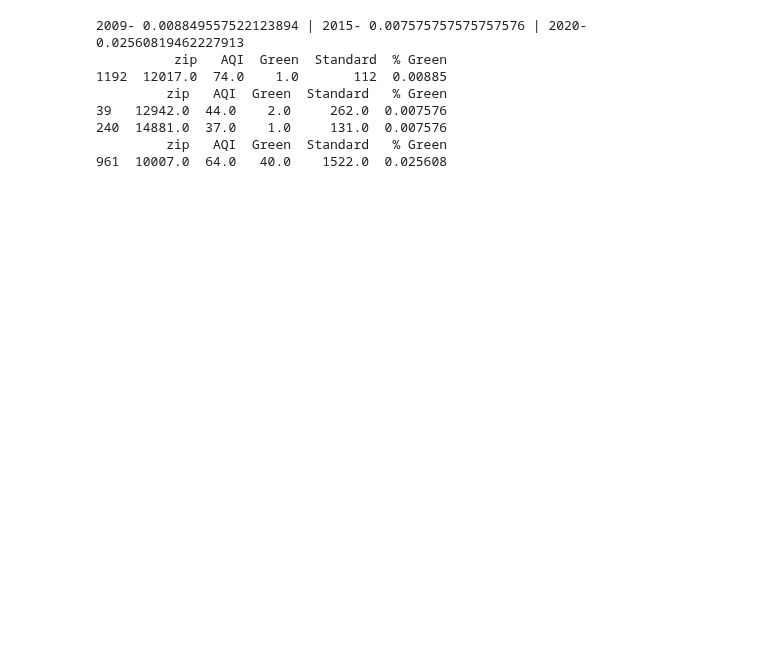
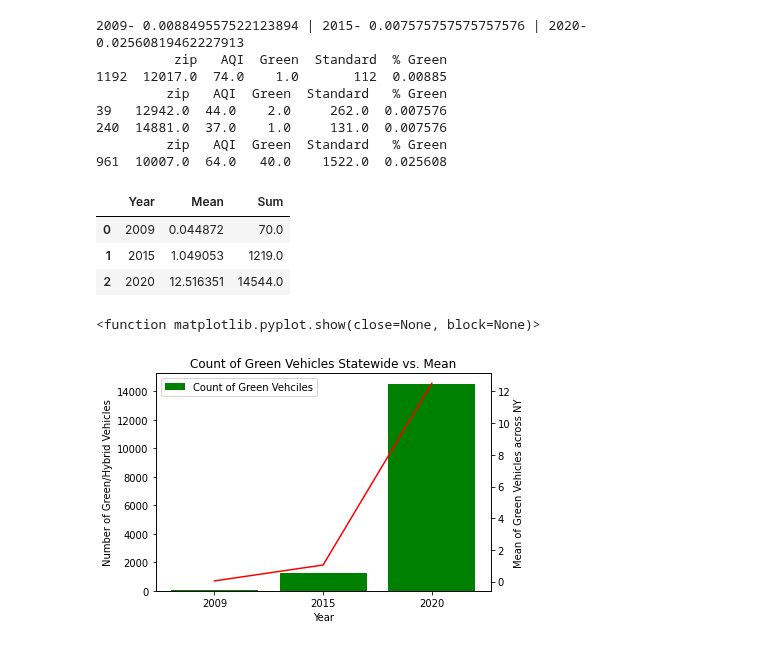
Before and after one commit to paloni-dotcom/Se7en, a Jupyter notebook: Hybrid_vs_Standard.ipynb, the cells around one changed output. Saved outputs shown, nothing was run; the diff lists cells and outputs as text; code cells hidden in the pictures; blank space fills up the shorter version.

```diff
--- a/Hybrid_vs_Standard.ipynb
+++ b/Hybrid_vs_Standard.ipynb
@@ -239,4 +253,52 @@ print(veh_aqi_2020[veh_aqi_2020['% Green'] == veh_aqi_2020['% Green'].max()])
 240  14881.0  37.0    1.0     131.0  0.007576
          zip   AQI  Green  Standard   % Green
 961  10007.0  64.0   40.0    1522.0  0.025608
+# %%
+# #2009
+mean_2009 = veh_aqi_2009['Green'].mean()
+sum_2009 = veh_aqi_2009['Green'].sum()
+# #2015
+mean_2015 = veh_aqi_2015['Green'].mean()
+sum_2015 = veh_aqi_2015['Green'].sum()
+# #2020
+mean_2020 = veh_aqi_2020['Green'].mean()
+sum_2020 = veh_aqi_2020['Green'].sum()
+
+#Create Series
+df_year = ['2009', '2015', '2020']
+df_mean = [mean_2009, mean_2015, mean_2020]
+df_sum = [sum_2009, sum_2015, sum_2020]
+
+#Create DF
+year_series = pd.Series(df_year)
+mean_series = pd.Series(df_mean)
+sum_series = pd.Series(df_sum)
+year_change = { 'Year': year_series, 'Mean': mean_series, 'Sum': sum_series }
+
+year_change_df = pd.DataFrame(year_change)
+year_change_df
+# %% [output]
+|  | Year | Mean | Sum |
+| 0 | 2009 | 0.044872 | 70.0 |
+| 1 | 2015 | 1.049053 | 1219.0 |
+| 2 | 2020 | 12.516351 | 14544.0 |
+# %%
+fig, ax = plt.subplots()
+
+ax2 = ax.twinx()
+ax.bar(year_change_df['Year'], year_change_df["Sum"], color='g', label='Count of Green Vehciles')
+ax2.plot(year_change_df['Year'], year_change_df["Mean"], color='r', label='Mean')
+
+ax.set_xlabel('Year')
+plt.title('Count of Green Vehicles Statewide vs. Mean')
+ax.set_ylabel ('Number of Green/Hybrid Vehicles')
+ax2.set_ylabel ('Mean of Green Vehicles across NY')
+ax.legend(loc='best')
+
+# save to file
+plt.savefig('Images/Count of Green Vehicles Statewide vs. Mean.png', bbox_inches="tight", pad_inches=.3)
+plt.show
+# %% [output]
+<function matplotlib.pyplot.show(close=None, block=None)>
+[figure, added]
 # %%
```
Also changed, not shown: parts of 8 cells of this notebook, 6 other files.
